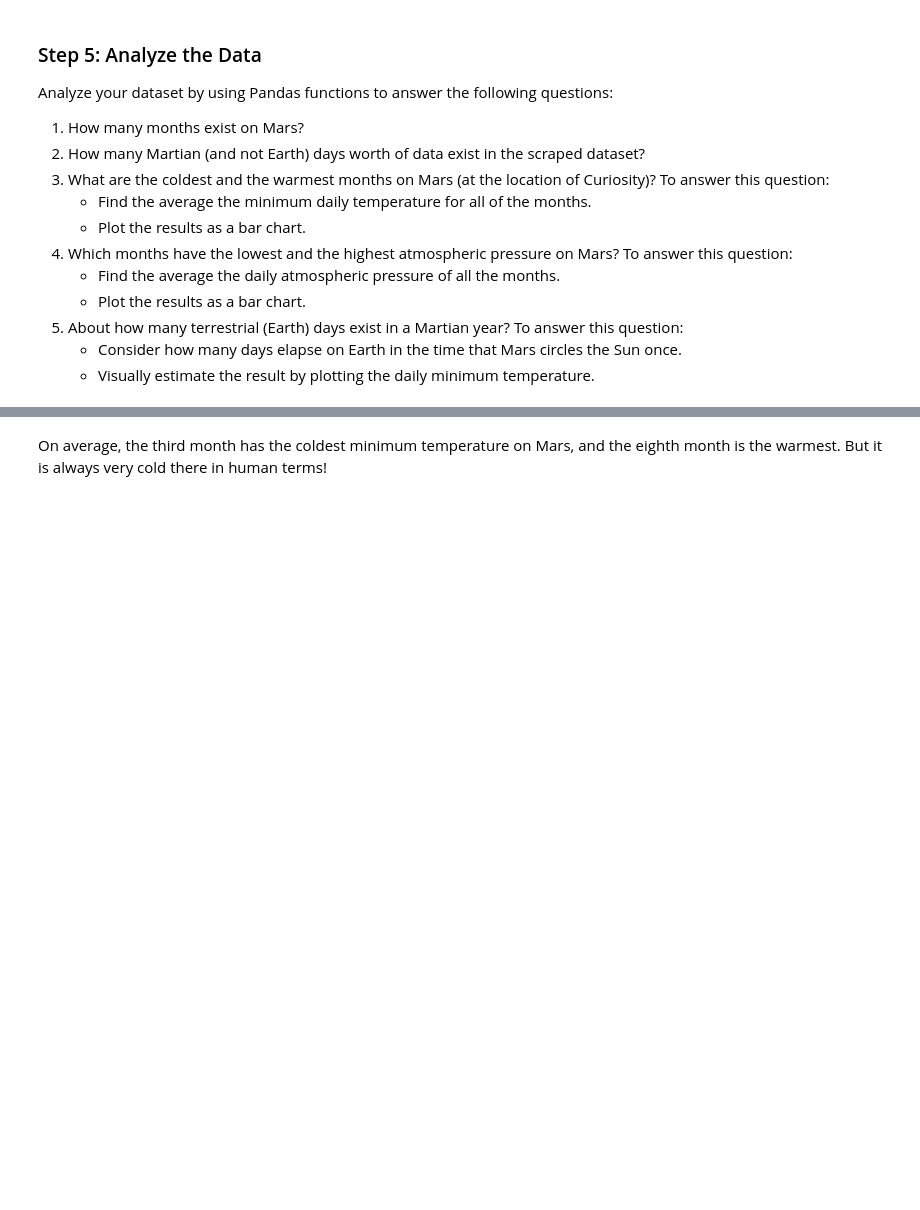
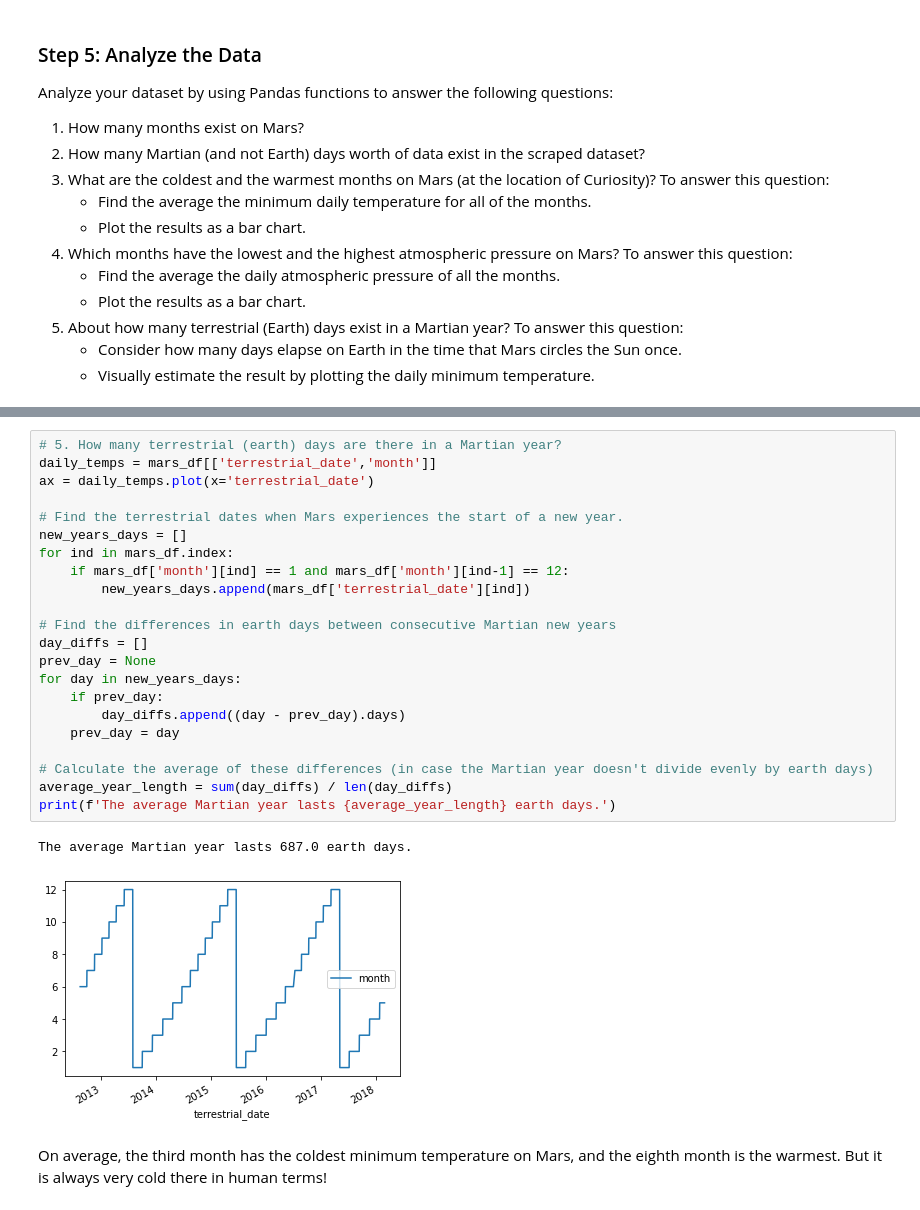
Before and after one commit to dganderson94/web-scraping-challenge, a Jupyter notebook: Mars/part_2_mars_weather.ipynb, the cells around one changed output, grey strips where cells are left out. Drawn from its saved outputs; the diff is of its cells as text; blank space fills up the shorter version.

```diff
--- a/Mars/part_2_mars_weather.ipynb
+++ b/Mars/part_2_mars_weather.ipynb
@@ -142,3 +198,28 @@ Analyze your dataset by using Pandas functions to answer the following questions
+# %%
+# 5. How many terrestrial (earth) days are there in a Martian year?
+daily_temps = mars_df[['terrestrial_date','month']]
+ax = daily_temps.plot(x='terrestrial_date')
+
+# Find the terrestrial dates when Mars experiences the start of a new year.
+new_years_days = []
+for ind in mars_df.index:
+    if mars_df['month'][ind] == 1 and mars_df['month'][ind-1] == 12:
+        new_years_days.append(mars_df['terrestrial_date'][ind])
+
+# Find the differences in earth days between consecutive Martian new years
+day_diffs = []
+prev_day = None
+for day in new_years_days:
+    if prev_day:
+        day_diffs.append((day - prev_day).days)
+    prev_day = day
+
+# Calculate the average of these differences (in case the Martian year doesn't divide evenly by earth days)
+average_year_length = sum(day_diffs) / len(day_diffs)
+print(f'The average Martian year lasts {average_year_length} earth days.')
+# %% [output]
+The average Martian year lasts 687.0 earth days.
+[figure, added]
 # %% [markdown]
 On average, the third month has the coldest minimum temperature on Mars, and the eighth month is the warmest. But it is always very cold there in human terms!
 # %% [markdown]
```
Also changed, not shown: parts of 13 cells of this notebook, 1 other file.
